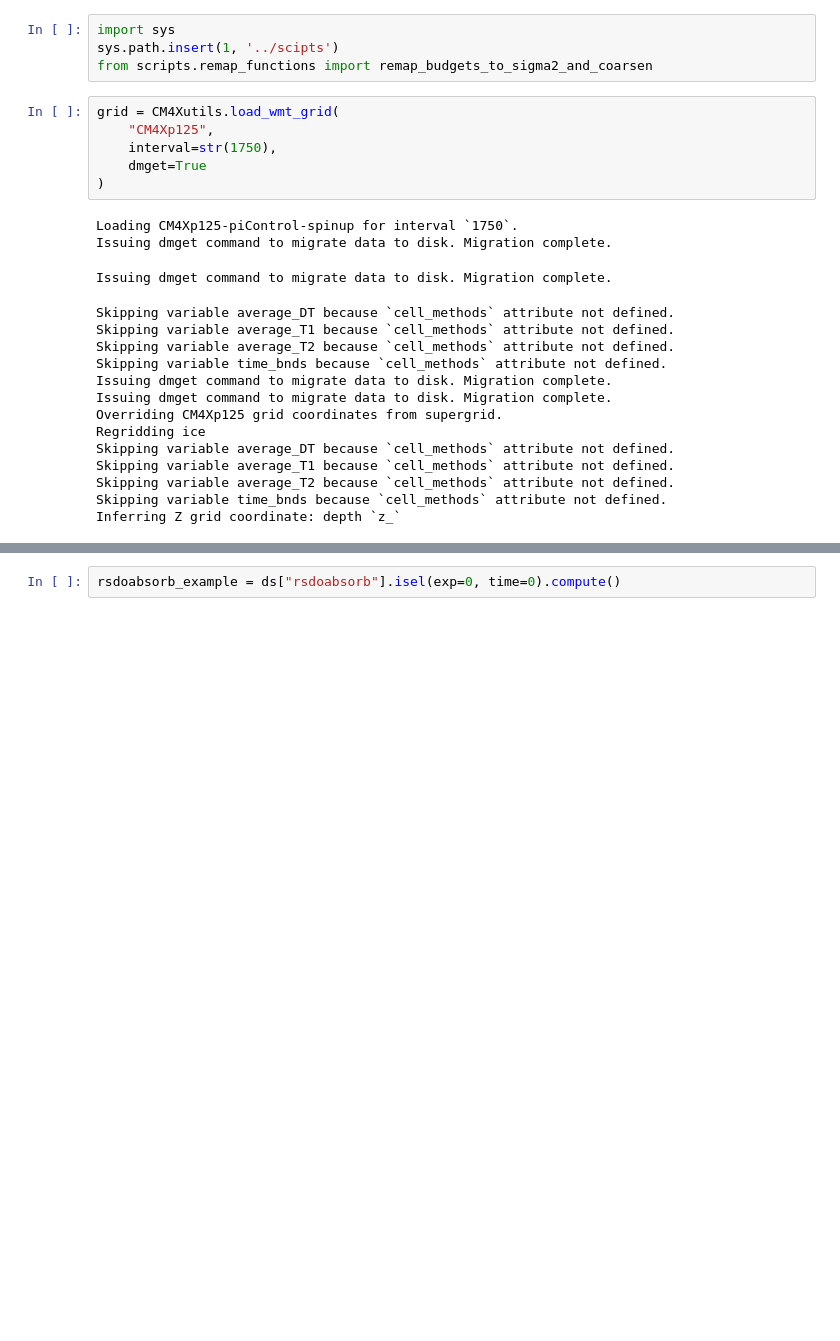
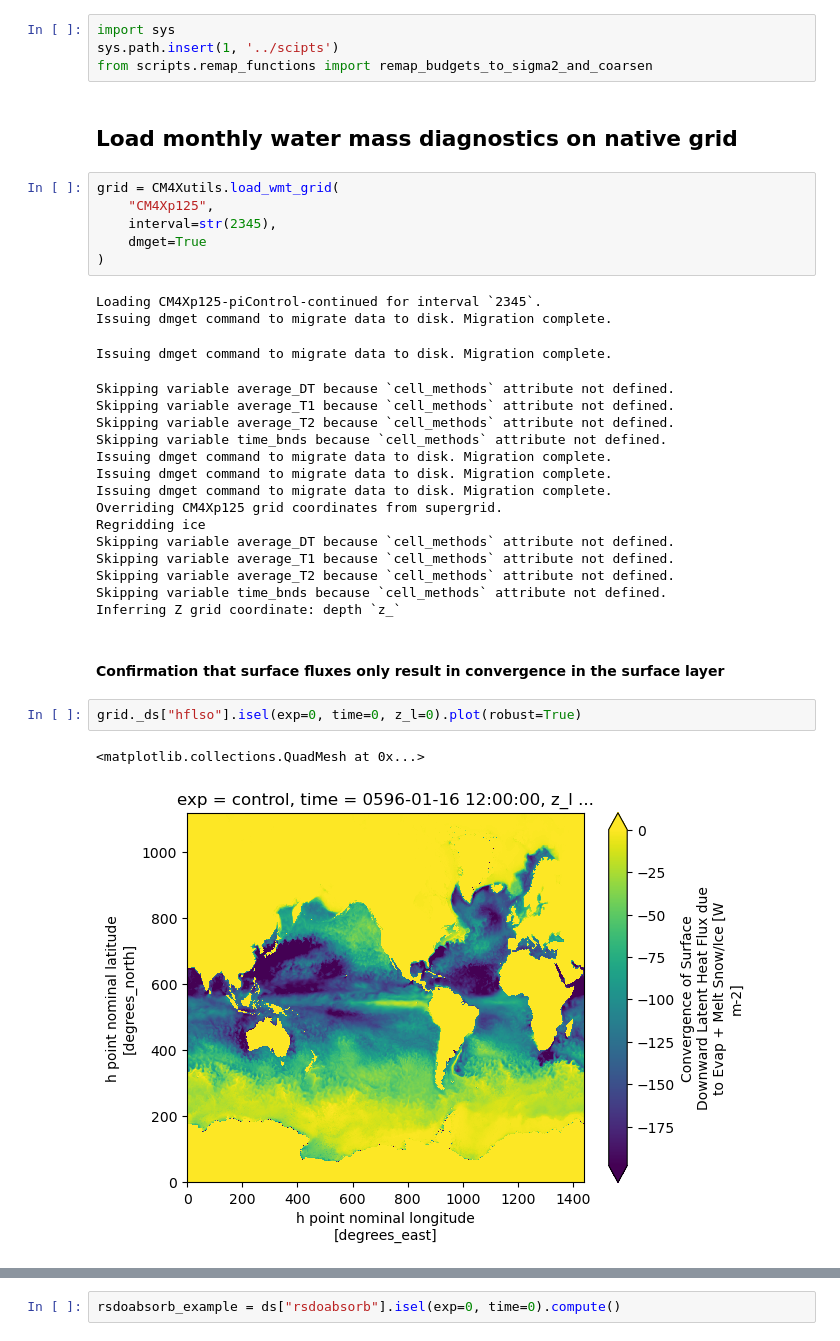
Before and after one commit to hdrake/CM4Xutils, a Jupyter notebook: examples/coarsen_budget_diags.ipynb, the cells around one changed output, grey strips where cells are left out. Drawn from its saved outputs; the diff is of its cells as text; blank space fills up the shorter version.

```diff
--- a/examples/coarsen_budget_diags.ipynb
+++ b/examples/coarsen_budget_diags.ipynb
@@ -21,20 +22,23 @@ import gfdl_utils.core as gu
 import sys
 sys.path.insert(1, '../scipts')
 from scripts.remap_functions import remap_budgets_to_sigma2_and_coarsen
+# %% [markdown]
+## Load monthly water mass diagnostics on native grid
 # %%
 grid = CM4Xutils.load_wmt_grid(
     "CM4Xp125",
-    interval=str(1750),
+    interval=str(2345),
     dmget=True
 )
 # %% [output]
-Loading CM4Xp125-piControl-spinup for interval `1750`.
+Loading CM4Xp125-piControl-continued for interval `2345`.
 Issuing dmget command to migrate data to disk. Migration complete.
 Issuing dmget command to migrate data to disk. Migration complete.
 Skipping variable average_DT because `cell_methods` attribute not defined.
 Skipping variable average_T1 because `cell_methods` attribute not defined.
 Skipping variable average_T2 because `cell_methods` attribute not defined.
 Skipping variable time_bnds because `cell_methods` attribute not defined.
+Issuing dmget command to migrate data to disk. Migration complete.
 Issuing dmget command to migrate data to disk. Migration complete.
 Issuing dmget command to migrate data to disk. Migration complete.
 Overriding CM4Xp125 grid coordinates from supergrid.
@@ -44,3 +48,10 @@ Skipping variable average_T1 because `cell_methods` attribute not defined.
 Skipping variable average_T2 because `cell_methods` attribute not defined.
 Skipping variable time_bnds because `cell_methods` attribute not defined.
 Inferring Z grid coordinate: depth `z_`
+# %% [markdown]
+#### Confirmation that surface fluxes only result in convergence in the surface layer
+# %%
+grid._ds["hflso"].isel(exp=0, time=0, z_l=0).plot(robust=True)
+# %% [output]
+<matplotlib.collections.QuadMesh at 0x...>
+[figure, added]
```
Also changed, not shown: parts of 17 cells of this notebook, 2 other files.
